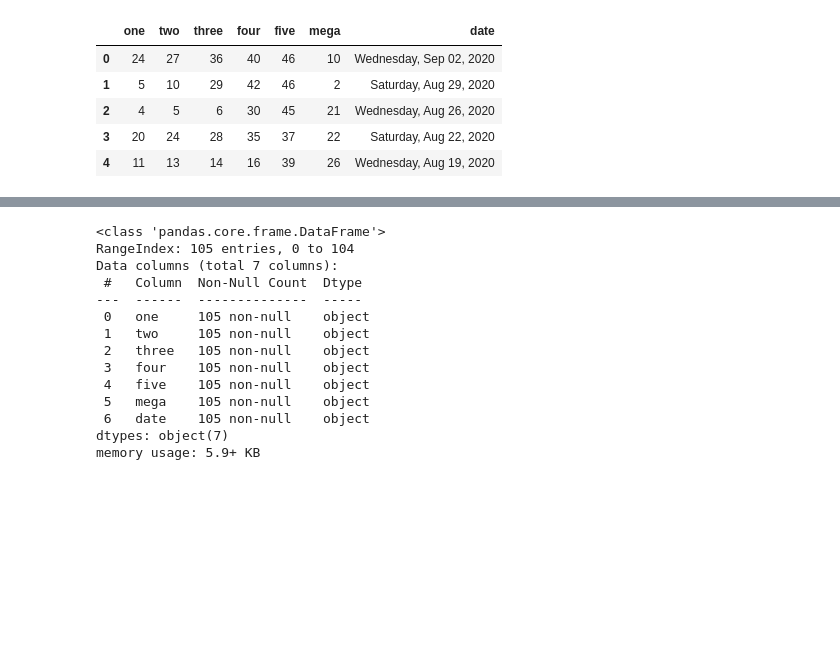
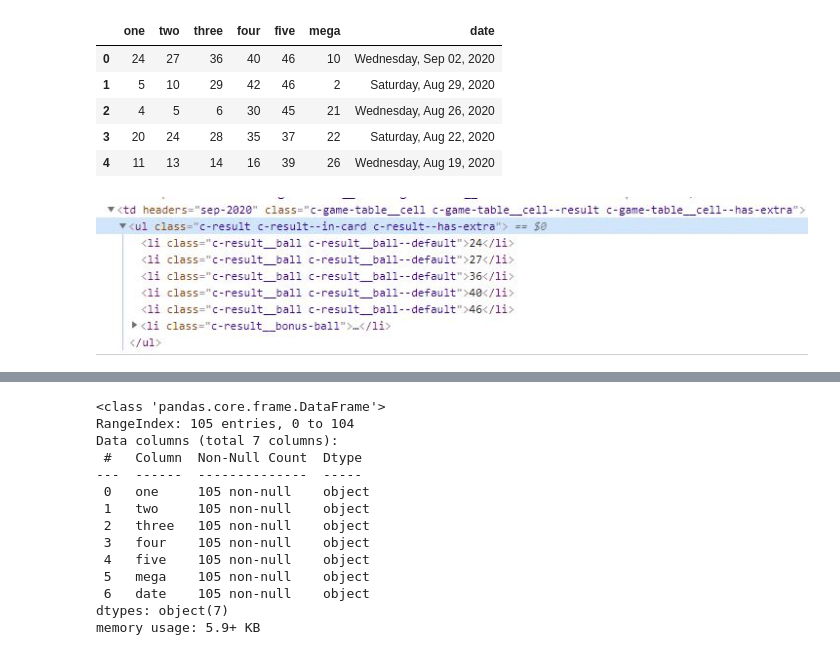
Before and after one commit to kevin4Diamond/Scraping-mining-super, a Jupyter notebook: mineSuper.ipynb, the cells around one changed output, grey strips where cells are left out. Drawn from its saved outputs; the diff is of its cells as text; code cells hidden in the pictures; blank space fills up the shorter version.

```diff
--- a/mineSuper.ipynb
+++ b/mineSuper.ipynb
@@ -55,3 +64,7 @@ df1.head()                       # head.() shows only the first five rows
 | 2 | 4 | 5 | 6 | 30 | 45 | 21 | Wednesday, Aug 26, 2020 |
 | 3 | 20 | 24 | 28 | 35 | 37 | 22 | Saturday, Aug 22, 2020 |
 | 4 | 11 | 13 | 14 | 16 | 39 | 26 | Wednesday, Aug 19, 2020 |
+# %%
+Image('./pics/numbers class.JPG')
+# %% [output]
+[figure, added]
```
Also changed, not shown: parts of 4 cells of this notebook.
